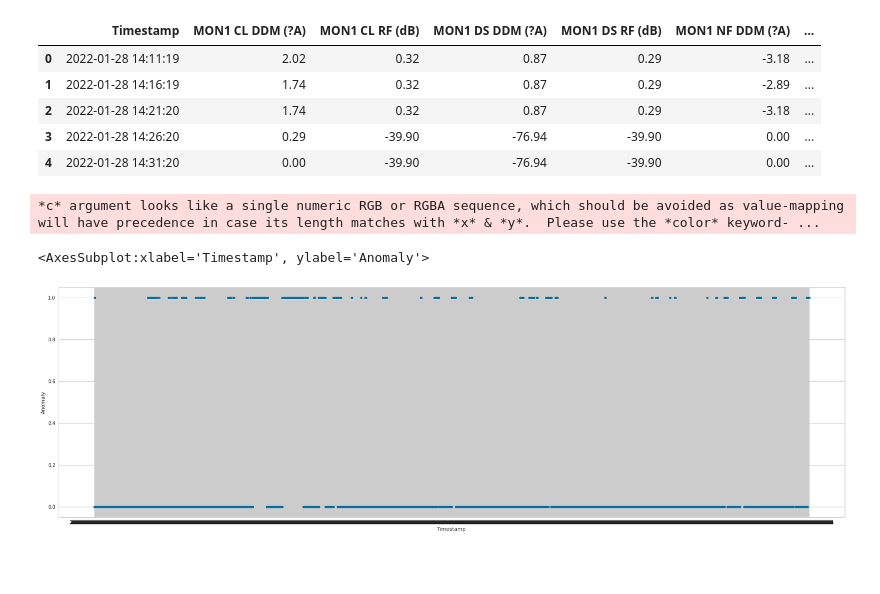
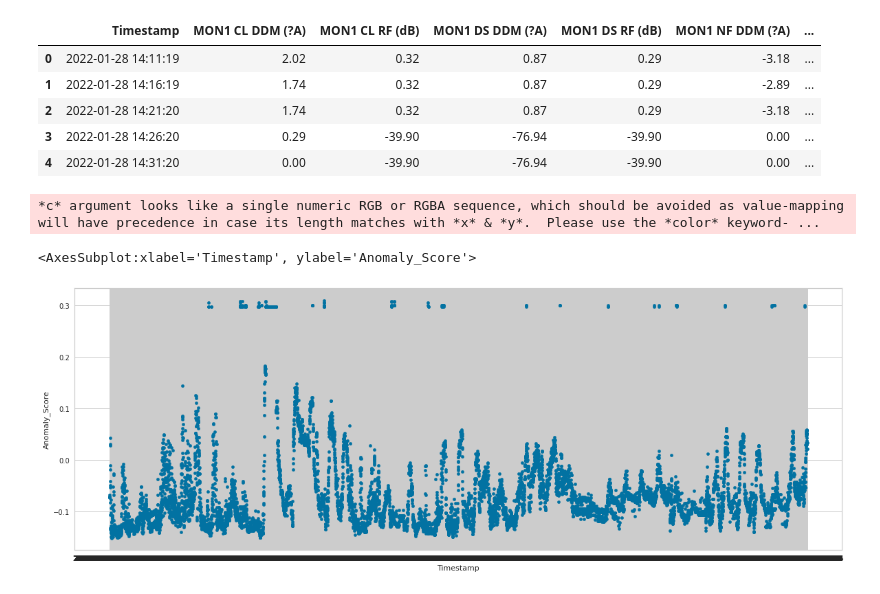
Before and after one commit to alexantg/PredictiveMaintenanceILS, a Jupyter notebook: AnomalyDetection/anomalyDetect.ipynb, the cells around one changed output. Cells and saved outputs as stored; diff of their text form; code cells hidden in the pictures; blank space fills up the shorter version.

```diff
--- a/AnomalyDetection/anomalyDetect.ipynb
+++ b/AnomalyDetection/anomalyDetect.ipynb
@@ -57,8 +57,8 @@ unseen_predictions.head()
 
 unseen_predictions.to_csv('FormattedData/resultsIFOREST.csv')
 # %%
-unseen_predictions.plot(x = 'Timestamp', y = 'Anomaly', kind = 'scatter', figsize = (30,9))
+unseen_predictions.plot(x = 'Timestamp', y = 'Anomaly_Score', kind = 'scatter', figsize = (20,7))
 # %% [output]
 *c* argument looks like a single numeric RGB or RGBA sequence, which should be avoided as value-mapping will have precedence in case its length matches with *x* & *y*.  Please use the *color* keyword- ...
-<AxesSubplot:xlabel='Timestamp', ylabel='Anomaly'>
+<AxesSubplot:xlabel='Timestamp', ylabel='Anomaly_Score'>
-[figure, old version]
+[figure, new version]
```
Also changed, not shown: 5 other files.
